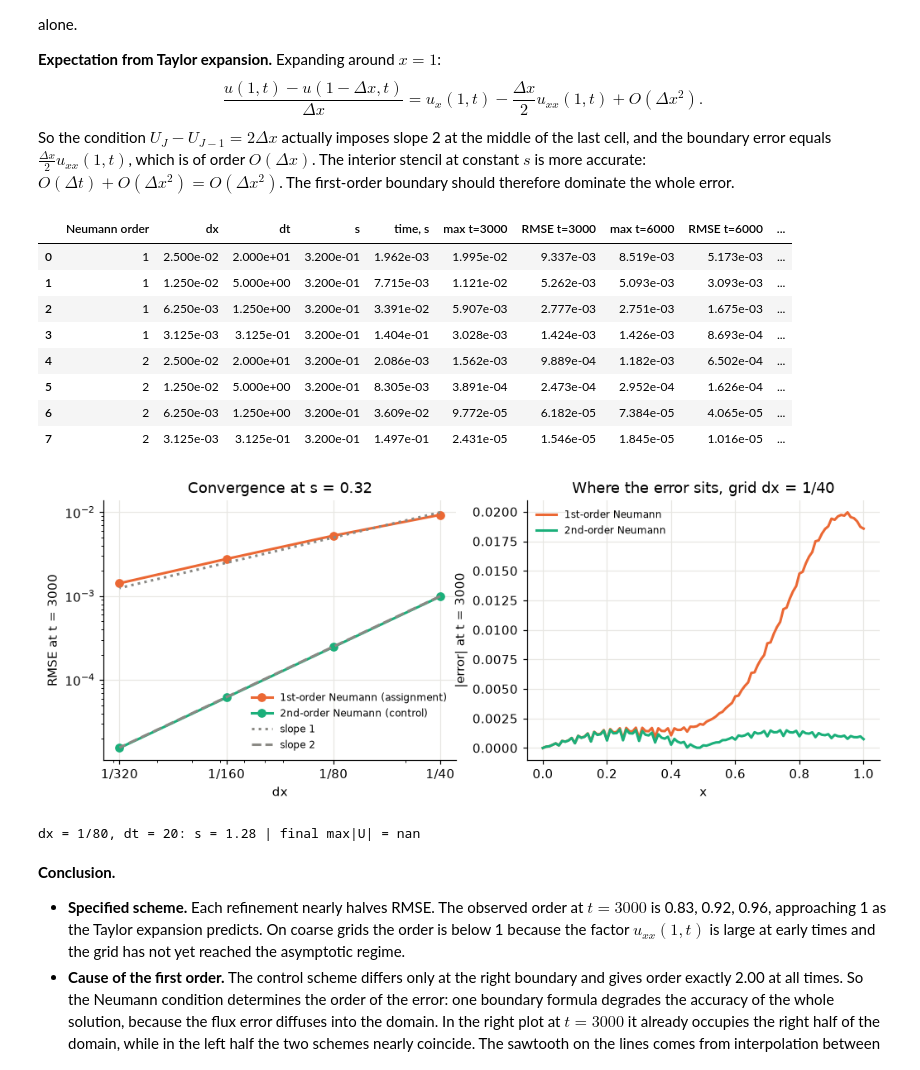
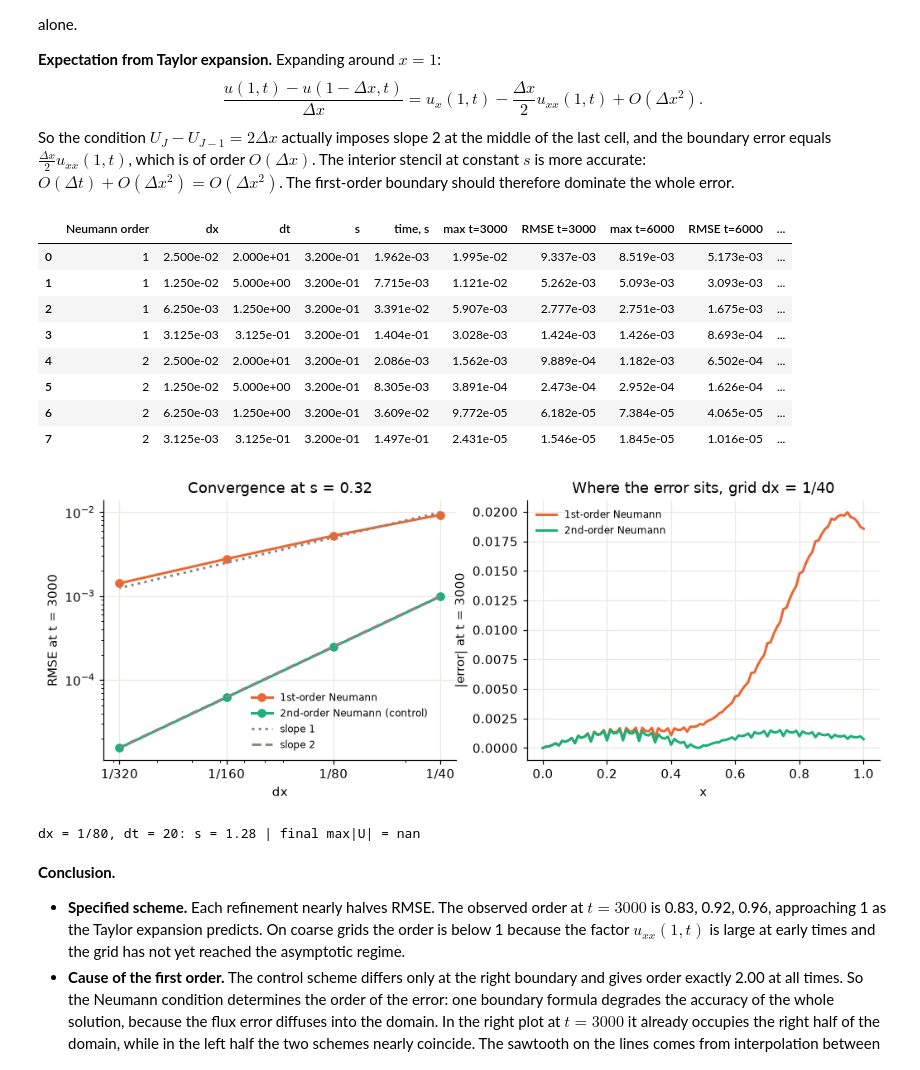
Before and after one commit to AlisherKshtykenov/pinn-heat-equation, a Jupyter notebook: forward/notebooks/forward_heat_pinn_en.ipynb, the cells around one changed output. Drawn from its saved outputs; the diff is of its cells as text; code cells hidden in the pictures.

```diff
--- a/forward/notebooks/forward_heat_pinn_en.ipynb
+++ b/forward/notebooks/forward_heat_pinn_en.ipynb
@@ -322,7 +322,7 @@ We keep $s=0.32$ constant: halving $\Delta x$ divides $\Delta t$ by 4, so the st
 $$\frac{u(1,t)-u(1-\Delta x,t)}{\Delta x}=u_x(1,t)-\frac{\Delta x}{2}u_{xx}(1,t)+O(\Delta x^2).$$
 So the condition $U_J-U_{J-1}=2\Delta x$ actually imposes slope 2 at the middle of the last cell, and the boundary error equals $\frac{\Delta x}{2}u_{xx}(1,t)$, which is of order $O(\Delta x)$. The interior stencil at constant $s$ is more accurate: $O(\Delta t)+O(\Delta x^2)=O(\Delta x^2)$. The first-order boundary should therefore dominate the whole error.
 # %%
-# Grids with the same s = 0.32. Only the 4 required levels are kept in memory
+# Grids with the same s = 0.32. Only the 4 reported levels are kept in memory
 rows, errors_by_order = [], {1: [], 2: []}
 for order in (1, 2):
     for n_intervals, n_steps in ((40, 600), (80, 2400), (160, 9600), (320, 38400)):
@@ -344,38 +344,38 @@ for t in ERROR_TIMES:
 save_table(refine, "b4_euler_refinement")
 
 fig, axes = plt.subplots(1, 2, figsize=(11, 3.7))
-for order, color, label in ((1, COLORS["euler"], "1st-order Neumann (assignment)"), (2, COLORS["aqua"], "2nd-order Neumann (control)")):
+for order, color, label in ((1, COLORS["euler"], "1st-order Neumann"), (2, COLORS["aqua"], "2nd-order Neumann (control)")):
     part = refine[refine["Neumann order"] == order]
     axes[0].loglog(part["dx"], part["RMSE t=3000"], "o-", color=color, label=label)
 axes[0].loglog(refine["dx"][:4], 0.4 * refine["dx"][:4], ":", color=COLORS["steady"], label="slope 1")
 axes[0].loglog(refine["dx"][:4], 1.6 * refine["dx"][:4] ** 2, "--", color=COLORS["steady"], label="slope 2")
 axes[0].set(xlabel="dx", ylabel="RMSE at t = 3000", title="Convergence at s = 0.32")
 axes[0].xaxis.set_minor_formatter(NullFormatter())
 axes[0].set_xticks([1 / 320, 1 / 160, 1 / 80, 1 / 40], ["1/320", "1/160", "1/80", "1/40"])
 axes[0].legend(fontsize=8)
 
 for order, color, label in ((1, COLORS["euler"], "1st-order Neumann"), (2, COLORS["aqua"], "2nd-order Neumann")):
     x, ts, U = solve_euler(40, 600, neumann_order=order, store_every=150)
     axes[1].plot(X_EVAL, np.abs(np.interp(X_EVAL, x, profile_at(ts, U, 3000.0)) - reference(X_EVAL, 3000.0)), color=color, label=label)
 axes[1].set(xlabel="x", ylabel="|error| at t = 3000", title="Where the error sits, grid dx = 1/40")
 axes[1].legend(fontsize=8)
 save_figure(fig, "b4_refinement")
 
 # Check of the stability restriction: keep the time step and refine only x
 with np.errstate(over="ignore", invalid="ignore"):
     _, _, unstable = solve_euler(80, 600, neumann_order=1, store_every=600)
 print("dx = 1/80, dt = 20: s =", diffusion_number(80, 600), "| final max|U| =", np.abs(unstable[-1]).max())
 # %% [output]
 |  | Neumann order | dx | dt | s | time, s | max t=3000 | RMSE t=3000 | max t=6000 | RMSE t=6000 | ... |
 | 0 | 1 | 2.500e-02 | 2.000e+01 | 3.200e-01 | 1.962e-03 | 1.995e-02 | 9.337e-03 | 8.519e-03 | 5.173e-03 | ... |
 | 1 | 1 | 1.250e-02 | 5.000e+00 | 3.200e-01 | 7.715e-03 | 1.121e-02 | 5.262e-03 | 5.093e-03 | 3.093e-03 | ... |
 | 2 | 1 | 6.250e-03 | 1.250e+00 | 3.200e-01 | 3.391e-02 | 5.907e-03 | 2.777e-03 | 2.751e-03 | 1.675e-03 | ... |
 | 3 | 1 | 3.125e-03 | 3.125e-01 | 3.200e-01 | 1.404e-01 | 3.028e-03 | 1.424e-03 | 1.426e-03 | 8.693e-04 | ... |
 | 4 | 2 | 2.500e-02 | 2.000e+01 | 3.200e-01 | 2.086e-03 | 1.562e-03 | 9.889e-04 | 1.182e-03 | 6.502e-04 | ... |
 | 5 | 2 | 1.250e-02 | 5.000e+00 | 3.200e-01 | 8.305e-03 | 3.891e-04 | 2.473e-04 | 2.952e-04 | 1.626e-04 | ... |
 | 6 | 2 | 6.250e-03 | 1.250e+00 | 3.200e-01 | 3.609e-02 | 9.772e-05 | 6.182e-05 | 7.384e-05 | 4.065e-05 | ... |
 | 7 | 2 | 3.125e-03 | 3.125e-01 | 3.200e-01 | 1.497e-01 | 2.431e-05 | 1.546e-05 | 1.845e-05 | 1.016e-05 | ... |
-[figure, old version]
+[figure, new version]
 dx = 1/80, dt = 20: s = 1.28 | final max|U| = nan
 # %% [markdown]
 **Conclusion.**
```
Also changed, not shown: parts of 5 cells of this notebook, 8 other files.
